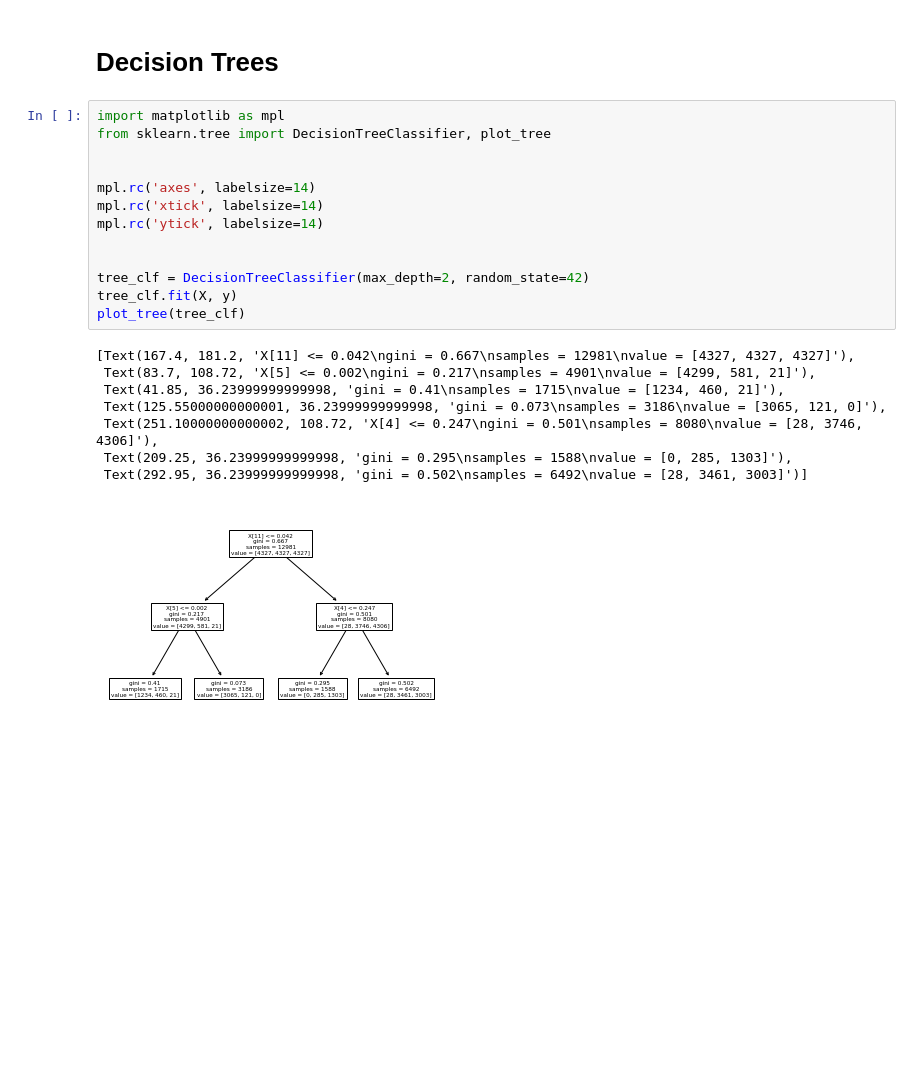
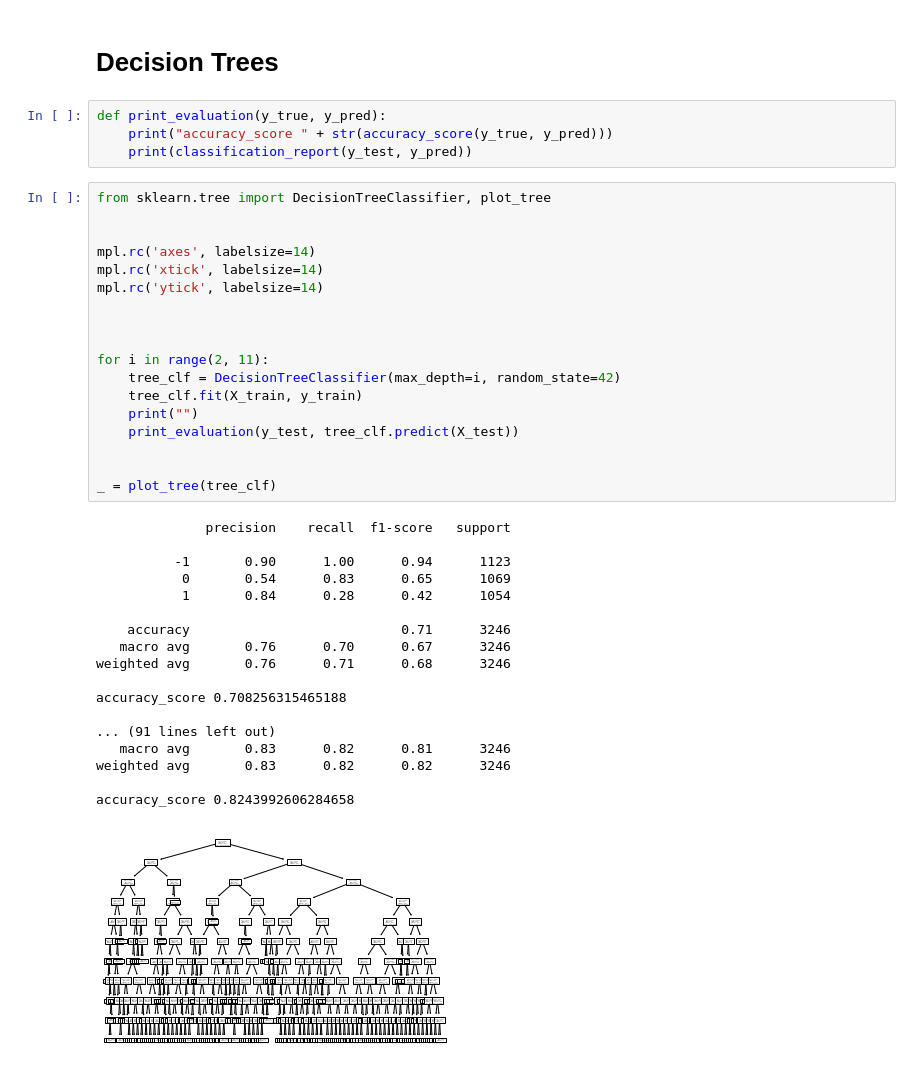
Before and after one commit to xecarlox94/data_mining_machine_learning, a Jupyter notebook: main.ipynb, the cells around one changed output. Drawn from its saved outputs; the diff is of its cells as text; blank space fills up the shorter version.

```diff
--- a/main.ipynb
+++ b/main.ipynb
@@ -621,24 +620,43 @@ array([[1.24418486e-01, 6.19706429e-01, 9.44673508e-02, 3.30971591e-04,
 # %% [markdown]
 # Decision Trees
+# %%
+def print_evaluation(y_true, y_pred):
+    print("accuracy_score " + str(accuracy_score(y_true, y_pred)))
+    print(classification_report(y_test, y_pred))
 # %%
-import matplotlib as mpl
 from sklearn.tree import DecisionTreeClassifier, plot_tree
 
 
 mpl.rc('axes', labelsize=14)
 mpl.rc('xtick', labelsize=14)
 mpl.rc('ytick', labelsize=14)
 
 
-tree_clf = DecisionTreeClassifier(max_depth=2, random_state=42)
-tree_clf.fit(X, y)
-plot_tree(tree_clf)
+
+for i in range(2, 11):
+    tree_clf = DecisionTreeClassifier(max_depth=i, random_state=42)
+    tree_clf.fit(X_train, y_train)
+    print("")
+    print_evaluation(y_test, tree_clf.predict(X_test))
+
+
+_ = plot_tree(tree_clf)
 # %% [output]
-[Text(167.4, 181.2, 'X[11] <= 0.042\ngini = 0.667\nsamples = 12981\nvalue = [4327, 4327, 4327]'),
- Text(83.7, 108.72, 'X[5] <= 0.002\ngini = 0.217\nsamples = 4901\nvalue = [4299, 581, 21]'),
- Text(41.85, 36.23999999999998, 'gini = 0.41\nsamples = 1715\nvalue = [1234, 460, 21]'),
- Text(125.55000000000001, 36.23999999999998, 'gini = 0.073\nsamples = 3186\nvalue = [3065, 121, 0]'),
- Text(251.10000000000002, 108.72, 'X[4] <= 0.247\ngini = 0.501\nsamples = 8080\nvalue = [28, 3746, 4306]'),
- Text(209.25, 36.23999999999998, 'gini = 0.295\nsamples = 1588\nvalue = [0, 285, 1303]'),
- Text(292.95, 36.23999999999998, 'gini = 0.502\nsamples = 6492\nvalue = [28, 3461, 3003]')]
+              precision    recall  f1-score   support
+
+          -1       0.90      1.00      0.94      1123
+           0       0.54      0.83      0.65      1069
+           1       0.84      0.28      0.42      1054
+
+    accuracy                           0.71      3246
+   macro avg       0.76      0.70      0.67      3246
+weighted avg       0.76      0.71      0.68      3246
+
+accuracy_score 0.708256315465188
+
+... (91 lines left out)
+   macro avg       0.83      0.82      0.81      3246
+weighted avg       0.83      0.82      0.82      3246
+
+accuracy_score 0.8243992606284658
-[figure, old version]
+[figure, new version]
```
Also changed, not shown: parts of 19 cells of this notebook.
